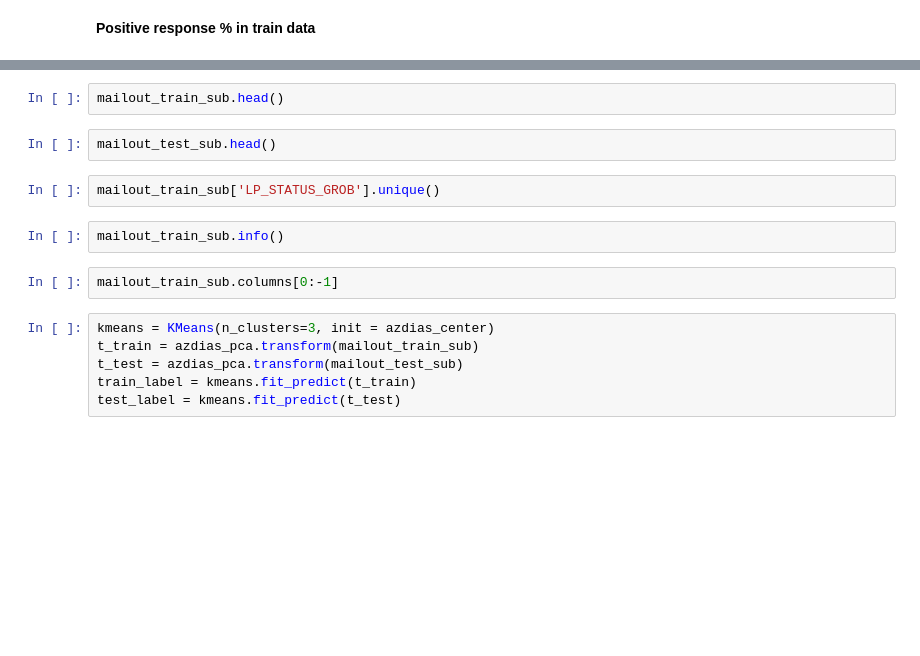
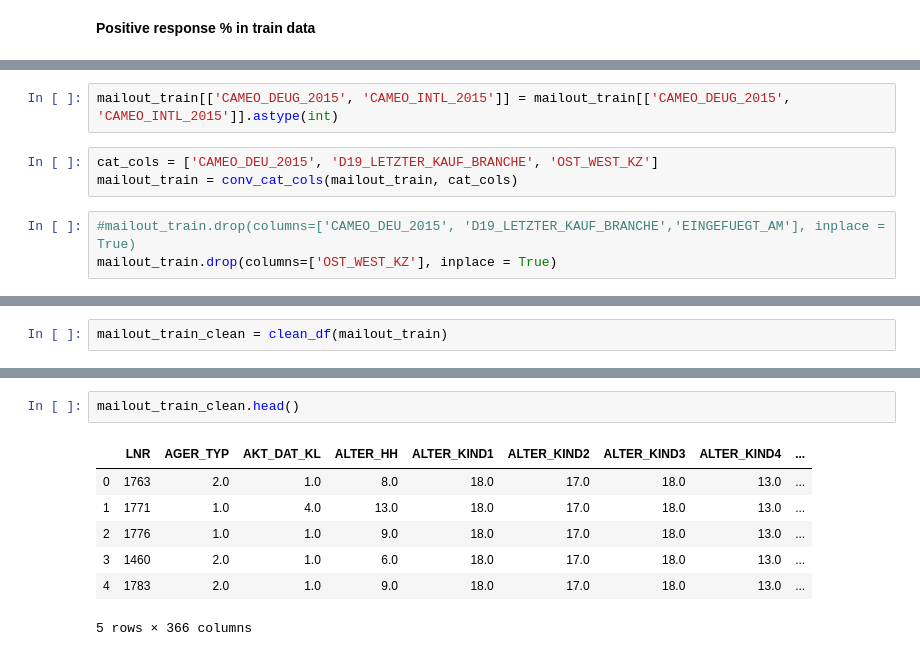
Before and after one commit to keiss01/Udacity, a Jupyter notebook: Arvato Project Workbook.ipynb, the cells around one changed output, grey strips where cells are left out. Drawn from its saved outputs; the diff is of its cells as text; blank space fills up the shorter version.

```diff
--- a/Arvato Project Workbook.ipynb
+++ b/Arvato Project Workbook.ipynb
@@ -945,0 +1072,8 @@ mailout_test_sub.info()
+# %%
+mailout_train[['CAMEO_DEUG_2015', 'CAMEO_INTL_2015']] = mailout_train[['CAMEO_DEUG_2015', 'CAMEO_INTL_2015']].astype(int)
+# %%
+cat_cols = ['CAMEO_DEU_2015', 'D19_LETZTER_KAUF_BRANCHE', 'OST_WEST_KZ']
+mailout_train = conv_cat_cols(mailout_train, cat_cols)
+# %%
+#mailout_train.drop(columns=['CAMEO_DEU_2015', 'D19_LETZTER_KAUF_BRANCHE','EINGEFUEGT_AM'], inplace = True)
+mailout_train.drop(columns=['OST_WEST_KZ'], inplace = True)
@@ -945,0 +1168,2 @@ mailout_test_sub.info()
+# %%
+mailout_train_clean = clean_df(mailout_train)
@@ -946,16 +1188,10 @@ mailout_test_sub.info()
 # %%
-mailout_train_sub.head()
+mailout_train_clean.head()
+# %% [output]
+|  | LNR | AGER_TYP | AKT_DAT_KL | ALTER_HH | ALTER_KIND1 | ALTER_KIND2 | ALTER_KIND3 | ALTER_KIND4 | ... |
+| 0 | 1763 | 2.0 | 1.0 | 8.0 | 18.0 | 17.0 | 18.0 | 13.0 | ... |
+| 1 | 1771 | 1.0 | 4.0 | 13.0 | 18.0 | 17.0 | 18.0 | 13.0 | ... |
+| 2 | 1776 | 1.0 | 1.0 | 9.0 | 18.0 | 17.0 | 18.0 | 13.0 | ... |
+| 3 | 1460 | 2.0 | 1.0 | 6.0 | 18.0 | 17.0 | 18.0 | 13.0 | ... |
+| 4 | 1783 | 2.0 | 1.0 | 9.0 | 18.0 | 17.0 | 18.0 | 13.0 | ... |
+5 rows × 366 columns
-# %%
-mailout_test_sub.head()
-# %%
-mailout_train_sub['LP_STATUS_GROB'].unique()
-# %%
-mailout_train_sub.info()
-# %%
-mailout_train_sub.columns[0:-1]
-# %%
-kmeans = KMeans(n_clusters=3, init = azdias_center)
-t_train = azdias_pca.transform(mailout_train_sub)
-t_test = azdias_pca.transform(mailout_test_sub)
-train_label = kmeans.fit_predict(t_train)
-test_label = kmeans.fit_predict(t_test)
```
Also changed, not shown: parts of 74 cells of this notebook.
